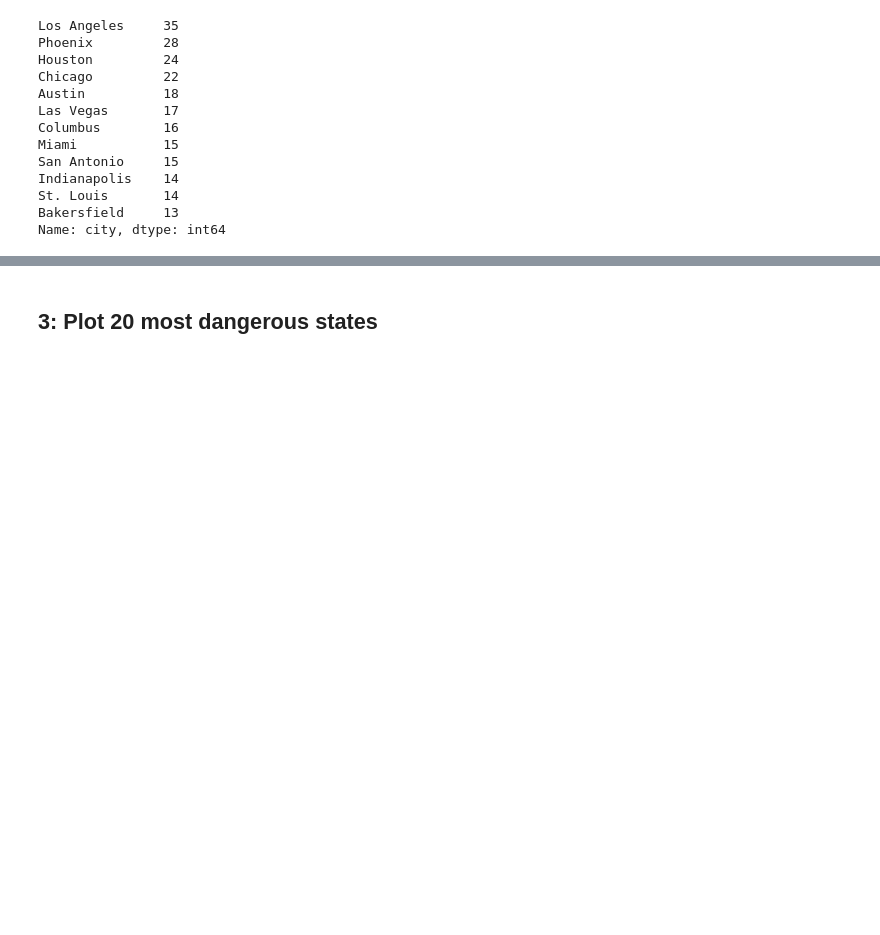
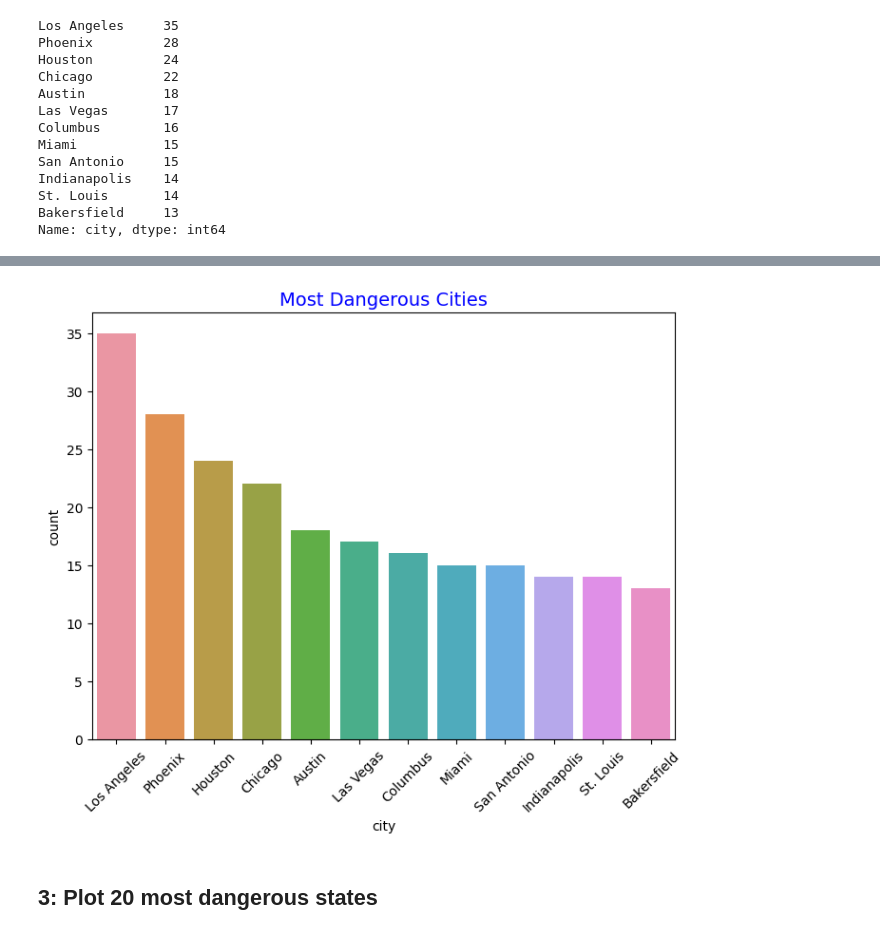
Before and after one commit to SefaYusuf/Data-Visualization, a Jupyter notebook: Proje Odevleri/Assignment-2 With Seaborn cozum.ipynb, the cells around one changed output, grey strips where cells are left out. Saved outputs shown, nothing was run; the diff lists cells and outputs as text; code cells hidden in the pictures; blank space fills up the shorter version.

```diff
--- a/Proje Odevleri/Assignment-2 With Seaborn cozum.ipynb
+++ b/Proje Odevleri/Assignment-2 With Seaborn cozum.ipynb
@@ -134,3 +112,15 @@ sns.countplot(x="city", data = policeData);
+# %%
+fig, ax = plt.subplots(figsize = (7,6))
+
+ax = sns.countplot(x = 'city', data = policeData, order = xvalue)
+
+ax.set_xticklabels(city.index, rotation = 45)
+
+ax.set_title("Most Dangerous Cities", fontsize = 14, color = "blue")
+
+plt.tight_layout()
+# %% [output]
+[figure, added]
 # %% [markdown]
 ## 3: Plot 20 most dangerous states
 # %%
```
Also changed, not shown: parts of 25 cells of this notebook.
